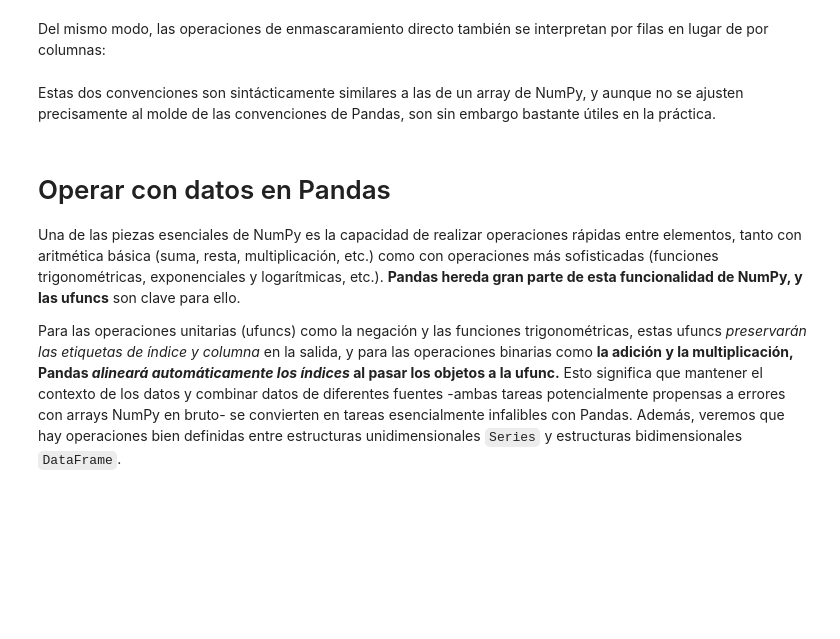
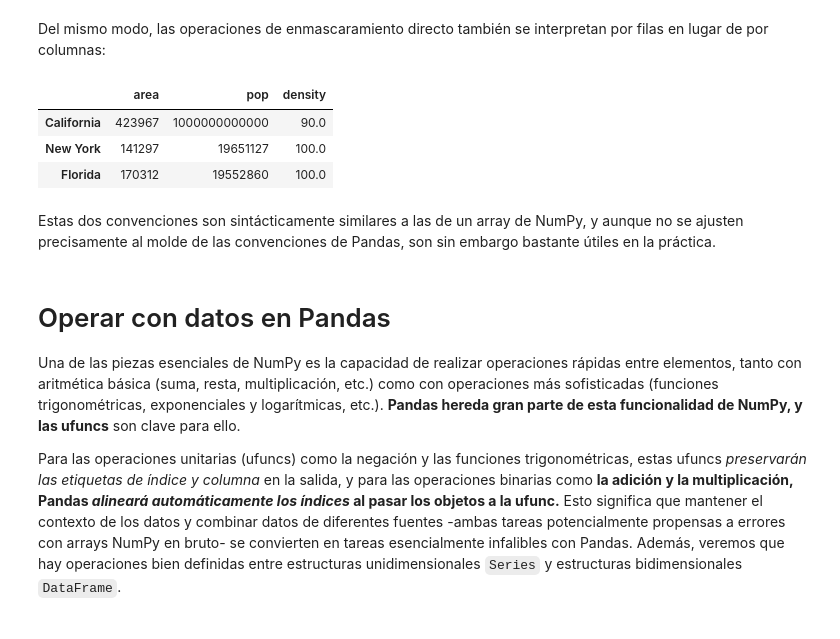
Before and after one commit to susana-PB/ONLINE_DS_THEBRIDGE_susanaPB, a Jupyter notebook: 2-Data_Analysis/2-Pandas/Teoría/1_Intro_Pandas.ipynb, the cells around one changed output. Cells and saved outputs as stored; diff of their text form; code cells hidden in the pictures; blank space fills up the shorter version.

```diff
--- a/2-Data_Analysis/2-Pandas/Teoría/1_Intro_Pandas.ipynb
+++ b/2-Data_Analysis/2-Pandas/Teoría/1_Intro_Pandas.ipynb
@@ -582,7 +1210,12 @@ data[1:3]
 # %% [markdown]
 Del mismo modo, las operaciones de enmascaramiento directo también se interpretan por filas en lugar de por columnas:
 # %%
-data[data.density > 100]
+data[data.density > 89]
+# %% [output]
+|  | area | pop | density |
+| California | 423967 | 1000000000000 | 90.0 |
+| New York | 141297 | 19651127 | 100.0 |
+| Florida | 170312 | 19552860 | 100.0 |
 # %% [markdown]
 Estas dos convenciones son sintácticamente similares a las de un array de NumPy, y aunque no se ajusten precisamente al molde de las convenciones de Pandas, son sin embargo bastante útiles en la práctica.
 # %% [markdown]
```
Also changed, not shown: parts of 153 cells of this notebook, 38 other files.
